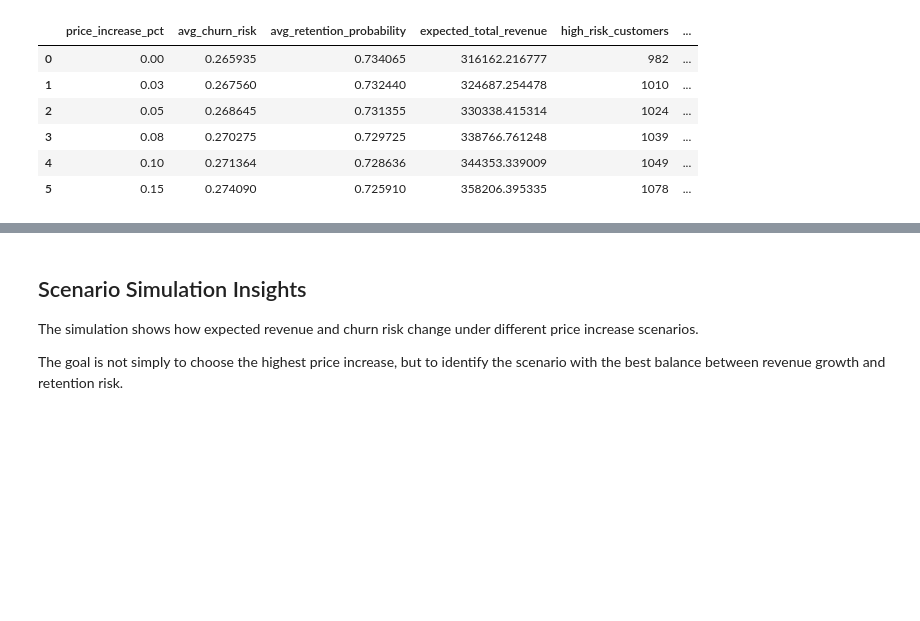
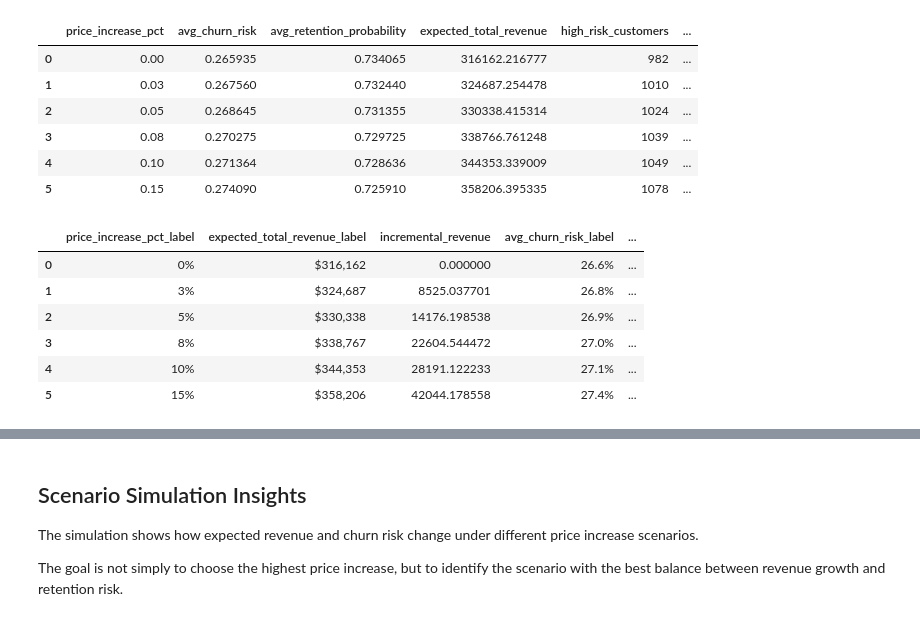
Before and after one commit to ardcsamir-hub/price-increase-risk-simulator, a Jupyter notebook: notebooks/01_price_increase_risk_simulator.ipynb, the cells around one changed output, grey strips where cells are left out. Saved outputs shown, nothing was run; the diff lists cells and outputs as text; code cells hidden in the pictures; blank space fills up the shorter version.

```diff
--- a/notebooks/01_price_increase_risk_simulator.ipynb
+++ b/notebooks/01_price_increase_risk_simulator.ipynb
@@ -483,3 +483,48 @@ scenario_df
 | 3 | 0.08 | 0.270275 | 0.729725 | 338766.761248 | 1039 | ... |
 | 4 | 0.10 | 0.271364 | 0.728636 | 344353.339009 | 1049 | ... |
 | 5 | 0.15 | 0.274090 | 0.725910 | 358206.395335 | 1078 | ... |
+# %%
+baseline_revenue = scenario_df.loc[
+    scenario_df["price_increase_pct"] == 0,
+    "expected_total_revenue"
+].iloc[0]
+
+baseline_churn_risk = scenario_df.loc[
+    scenario_df["price_increase_pct"] == 0,
+    "avg_churn_risk"
+].iloc[0]
+
+baseline_high_risk = scenario_df.loc[
+    scenario_df["price_increase_pct"] == 0,
+    "high_risk_customers"
+].iloc[0]
+
+scenario_df["incremental_revenue"] = (
+    scenario_df["expected_total_revenue"] - baseline_revenue
+)
+
+scenario_df["churn_risk_uplift_pp"] = (
+    scenario_df["avg_churn_risk"] - baseline_churn_risk
+) * 100
+
+scenario_df["additional_high_risk_customers"] = (
+    scenario_df["high_risk_customers"] - baseline_high_risk
+)
+
+scenario_df[[
+    "price_increase_pct_label",
+    "expected_total_revenue_label",
+    "incremental_revenue",
+    "avg_churn_risk_label",
+    "churn_risk_uplift_pp",
+    "high_risk_customers",
+    "additional_high_risk_customers"
+]]
+# %% [output]
+|  | price_increase_pct_label | expected_total_revenue_label | incremental_revenue | avg_churn_risk_label | ... |
+| 0 | 0% | $316,162 | 0.000000 | 26.6% | ... |
+| 1 | 3% | $324,687 | 8525.037701 | 26.8% | ... |
+| 2 | 5% | $330,338 | 14176.198538 | 26.9% | ... |
+| 3 | 8% | $338,767 | 22604.544472 | 27.0% | ... |
+| 4 | 10% | $344,353 | 28191.122233 | 27.1% | ... |
+| 5 | 15% | $358,206 | 42044.178558 | 27.4% | ... |
```
Also changed, not shown: parts of 3 cells of this notebook, 1 other file.
